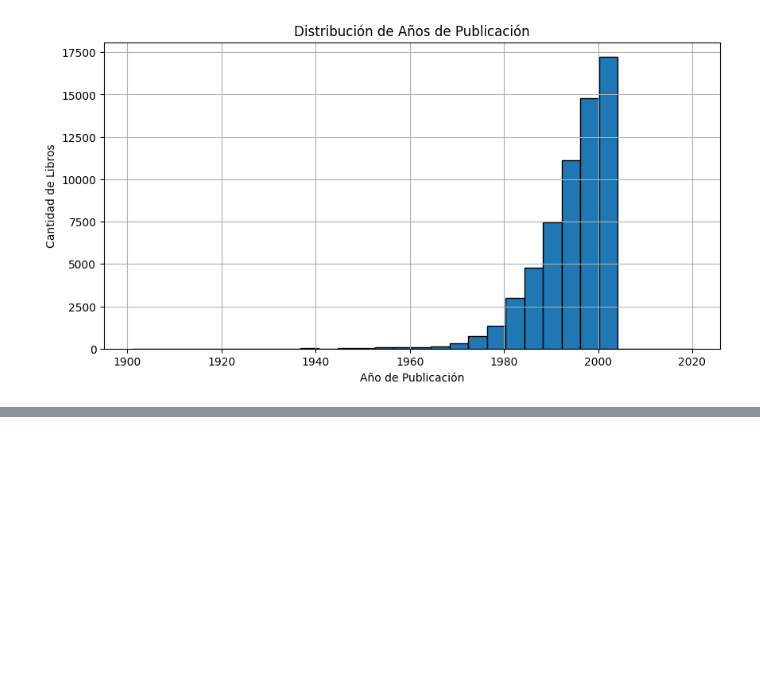
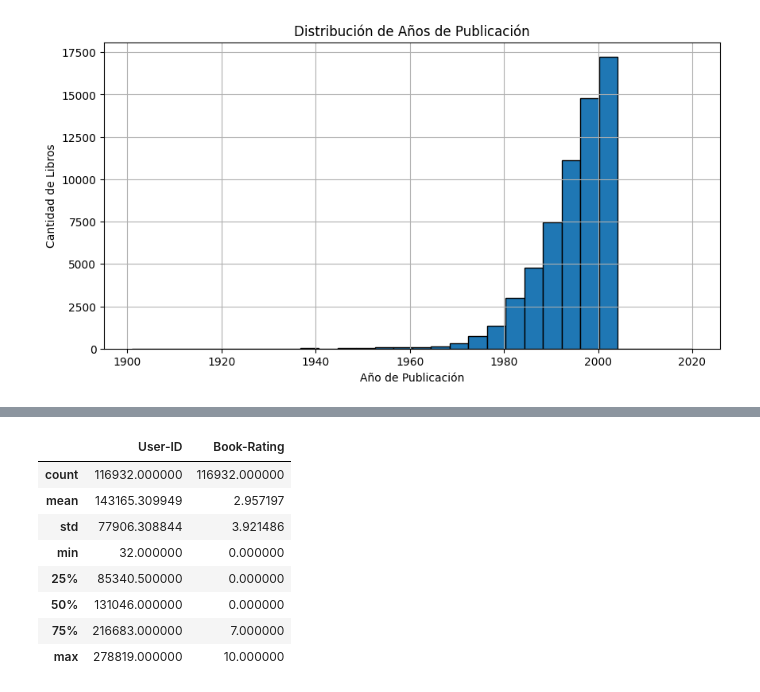
Before and after one commit to LPELCRACK896/DL_lab6, a Jupyter notebook: analisis_exploratorio.ipynb, the cells around one changed output, grey strips where cells are left out. Saved outputs shown, nothing was run; the diff lists cells and outputs as text; code cells hidden in the pictures; blank space fills up the shorter version.

```diff
--- a/analisis_exploratorio.ipynb
+++ b/analisis_exploratorio.ipynb
@@ -88,0 +113,12 @@ plt.show()
+# %%
+ratings.describe()
+# %% [output]
+|  | User-ID | Book-Rating |
+| count | 116932.000000 | 116932.000000 |
+| mean | 143165.309949 | 2.957197 |
+| std | 77906.308844 | 3.921486 |
+| min | 32.000000 | 0.000000 |
+| 25% | 85340.500000 | 0.000000 |
+| 50% | 131046.000000 | 0.000000 |
+| 75% | 216683.000000 | 7.000000 |
+| max | 278819.000000 | 10.000000 |
```
Also changed, not shown: parts of 10 cells of this notebook.
